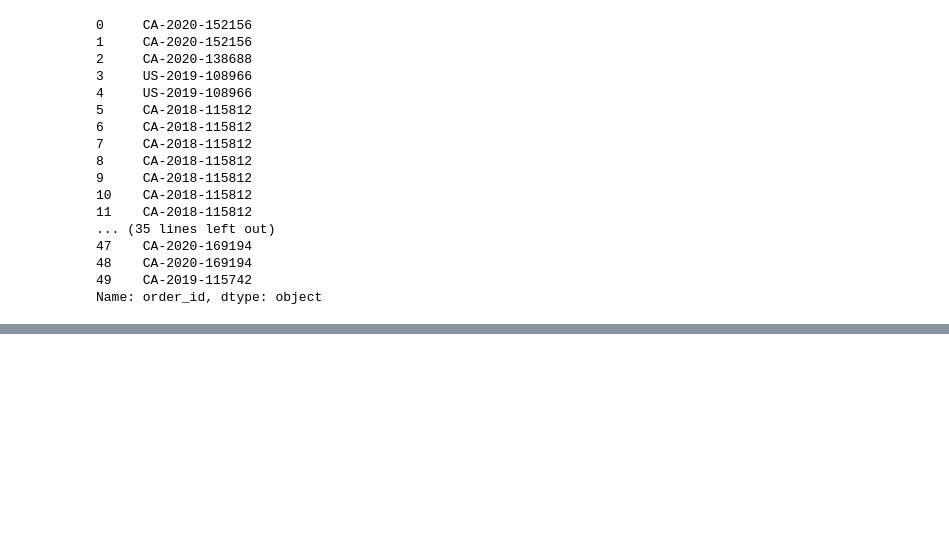
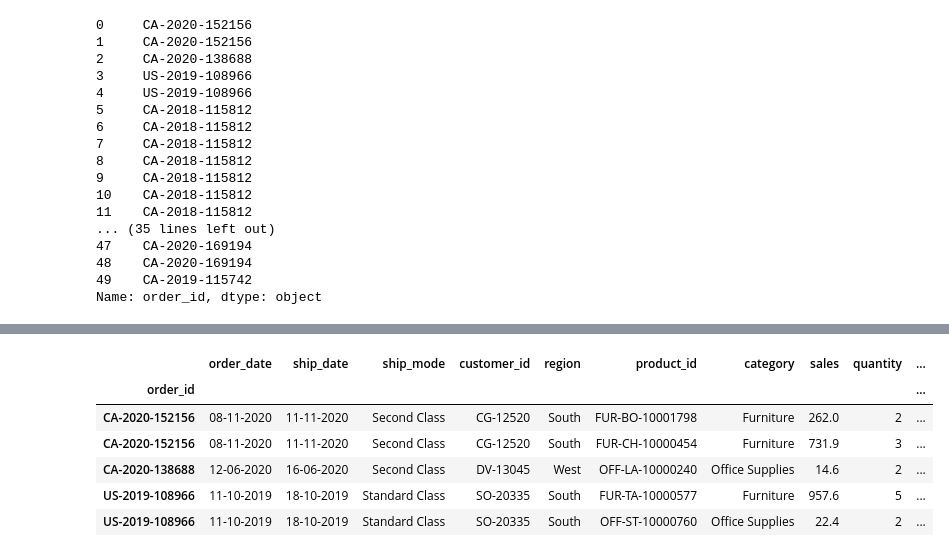
Before and after one commit to nikhilniksss/Python-Programming, a Jupyter notebook: pandas_tutorial.ipynb, the cells around one changed output, grey strips where cells are left out. Drawn from its saved outputs; the diff is of its cells as text; code cells hidden in the pictures; blank space fills up the shorter version.

Commit message:
updated till set_index function

```diff
--- a/pandas_tutorial.ipynb
+++ b/pandas_tutorial.ipynb
@@ -196,0 +264,12 @@ Name: order_id, dtype: object
+# %%
+# make order id an index
+
+df.set_index('order_id').head()
+# %% [output]
+|  | order_date | ship_date | ship_mode | customer_id | region | product_id | category | sales | quantity | ... |
+| order_id |  |  |  |  |  |  |  |  |  | ... |
+| CA-2020-152156 | 08-11-2020 | 11-11-2020 | Second Class | CG-12520 | South | FUR-BO-10001798 | Furniture | 262.0 | 2 | ... |
+| CA-2020-152156 | 08-11-2020 | 11-11-2020 | Second Class | CG-12520 | South | FUR-CH-10000454 | Furniture | 731.9 | 3 | ... |
+| CA-2020-138688 | 12-06-2020 | 16-06-2020 | Second Class | DV-13045 | West | OFF-LA-10000240 | Office Supplies | 14.6 | 2 | ... |
+| US-2019-108966 | 11-10-2019 | 18-10-2019 | Standard Class | SO-20335 | South | FUR-TA-10000577 | Furniture | 957.6 | 5 | ... |
+| US-2019-108966 | 11-10-2019 | 18-10-2019 | Standard Class | SO-20335 | South | OFF-ST-10000760 | Office Supplies | 22.4 | 2 | ... |
```
Also changed, not shown: parts of 6 cells of this notebook.
